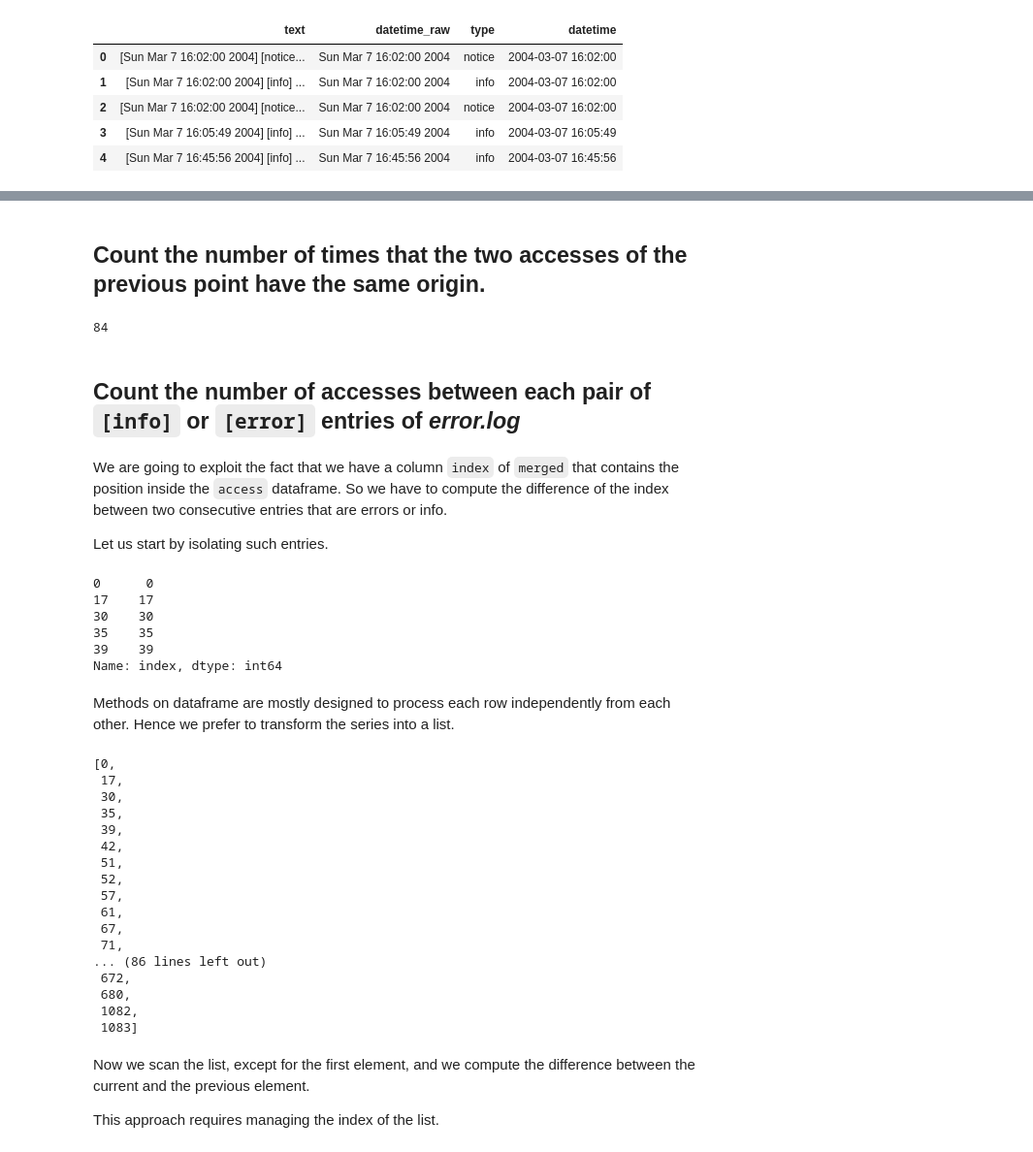
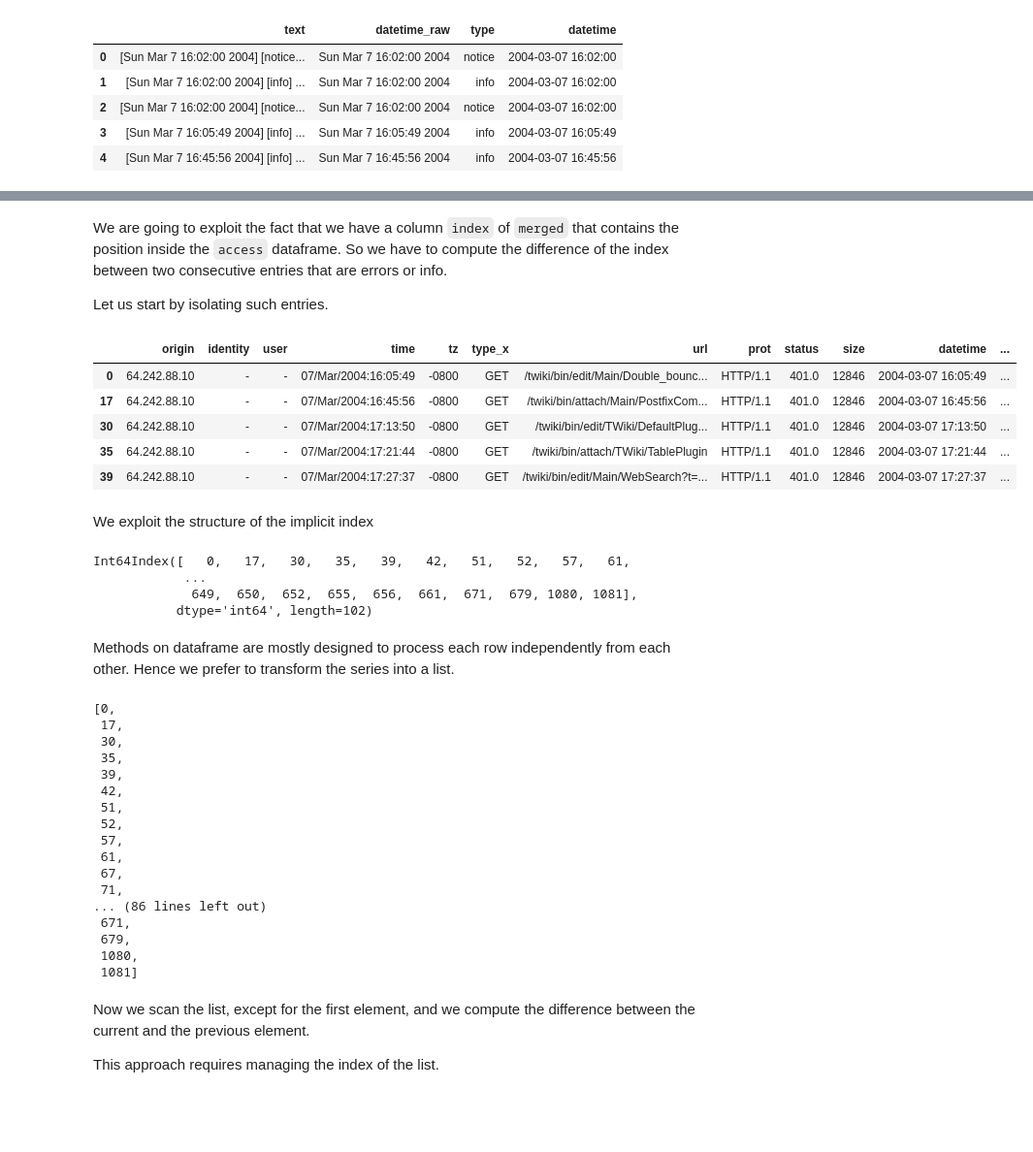
Before and after one commit to gdv/foundationsCS, a Jupyter notebook: teachers/py-09-Apache.ipynb, the cells around one changed output, grey strips where cells are left out. Shown: that part at 97% size. Cells and saved outputs as stored; diff of their text form; code cells hidden in the pictures; blank space fills up the shorter version.

```diff
--- a/teachers/py-09-Apache.ipynb
+++ b/teachers/py-09-Apache.ipynb
@@ -442,29 +394,30 @@ paired
-# %% [markdown]
-## Count the number of times that the two accesses of the previous point have the same origin.
-# %%
-len(paired[paired['origin_x'] == paired['origin_y']])
-# %% [output]
-84
-# %% [markdown]
-## Count the number of accesses between each pair of `[info]` or `[error]` entries of *error.log*
 # %% [markdown]
 We are going to exploit the fact that we have a column `index` of `merged` that contains the position inside the `access` dataframe. So we have to compute the difference of the index between two consecutive entries that are errors or info.
 
 Let us start by isolating such entries.
 # %%
-info_errors = merged[(merged['type_y'] == 'info') | (merged['type_y'] == 'error')]['index']
+info_errors = merged[(merged['type_y'] == 'info') | (merged['type_y'] == 'error')]
 info_errors.head()
 # %% [output]
-0      0
-17    17
-30    30
-35    35
-39    39
-Name: index, dtype: int64
+|  | origin | identity | user | time | tz | type_x | url | prot | status | size | datetime | ... |
+| 0 | 64.242.88.10 | - | - | 07/Mar/2004:16:05:49 | -0800 | GET | /twiki/bin/edit/Main/Double_bounc... | HTTP/1.1 | 401.0 | 12846 | 2004-03-07 16:05:49 | ... |
+| 17 | 64.242.88.10 | - | - | 07/Mar/2004:16:45:56 | -0800 | GET | /twiki/bin/attach/Main/PostfixCom... | HTTP/1.1 | 401.0 | 12846 | 2004-03-07 16:45:56 | ... |
+| 30 | 64.242.88.10 | - | - | 07/Mar/2004:17:13:50 | -0800 | GET | /twiki/bin/edit/TWiki/DefaultPlug... | HTTP/1.1 | 401.0 | 12846 | 2004-03-07 17:13:50 | ... |
+| 35 | 64.242.88.10 | - | - | 07/Mar/2004:17:21:44 | -0800 | GET | /twiki/bin/attach/TWiki/TablePlugin | HTTP/1.1 | 401.0 | 12846 | 2004-03-07 17:21:44 | ... |
+| 39 | 64.242.88.10 | - | - | 07/Mar/2004:17:27:37 | -0800 | GET | /twiki/bin/edit/Main/WebSearch?t=... | HTTP/1.1 | 401.0 | 12846 | 2004-03-07 17:27:37 | ... |
+# %% [markdown]
+We exploit the structure of the implicit index
+# %%
+info_errors.index
+# %% [output]
+Int64Index([   0,   17,   30,   35,   39,   42,   51,   52,   57,   61,
+            ...
+             649,  650,  652,  655,  656,  661,  671,  679, 1080, 1081],
+           dtype='int64', length=102)
 # %% [markdown]
 Methods on dataframe are mostly designed to process each row independently from each other. Hence we prefer to transform the series into a list.
 # %%
-info_errors_list = list(info_errors)
+info_errors_list = list(info_errors.index)
 info_errors_list
 # %% [output]
 [0,
@@ -480,10 +433,10 @@ info_errors_list
  67,
  71,
 ... (86 lines left out)
- 672,
- 680,
- 1082,
- 1083]
+ 671,
+ 679,
+ 1080,
+ 1081]
 # %% [markdown]
 Now we scan the list, except for the first element, and we compute the difference between the current and the previous element.
 
```
Also changed, not shown: parts of 24 cells of this notebook, 3 other files.
